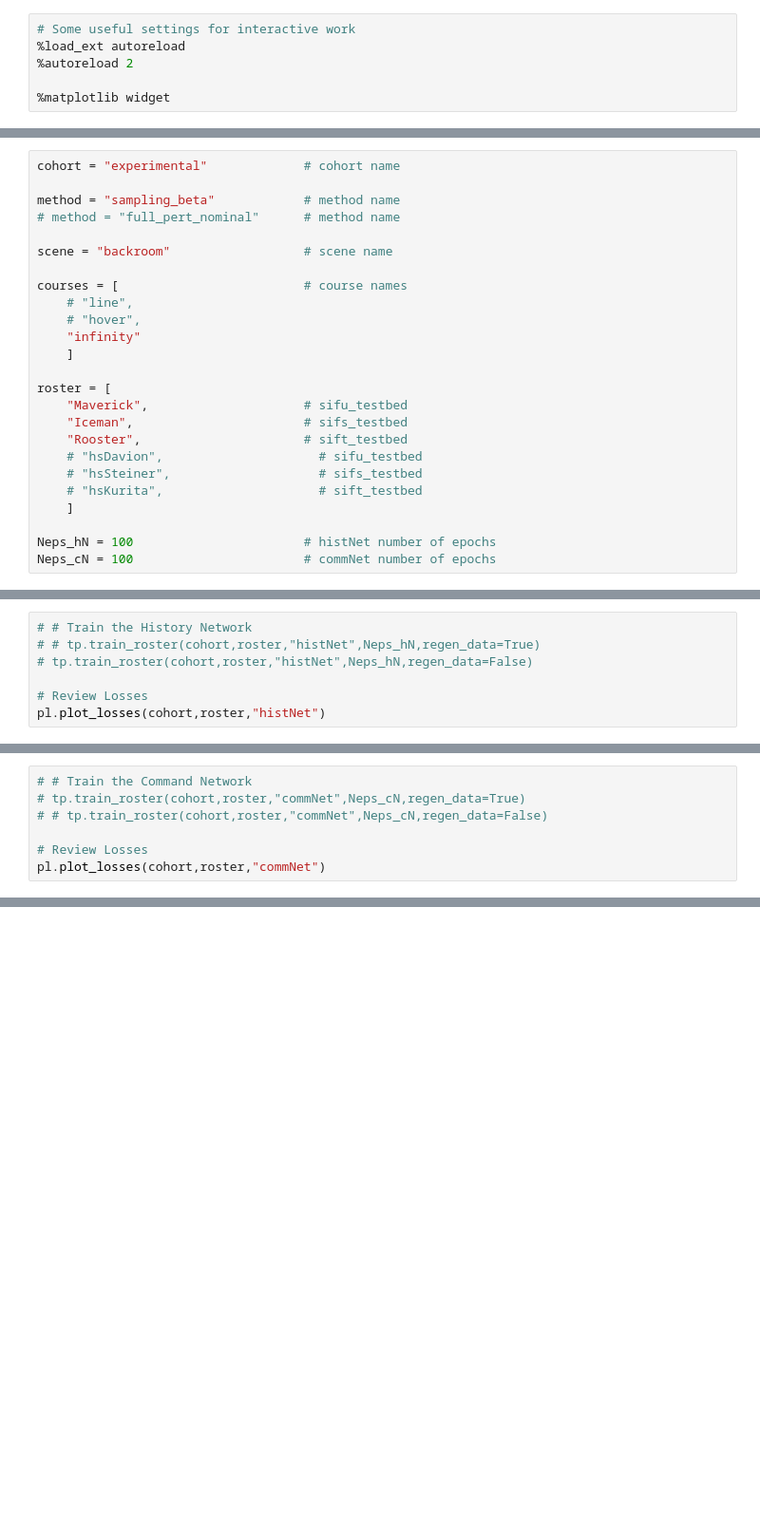
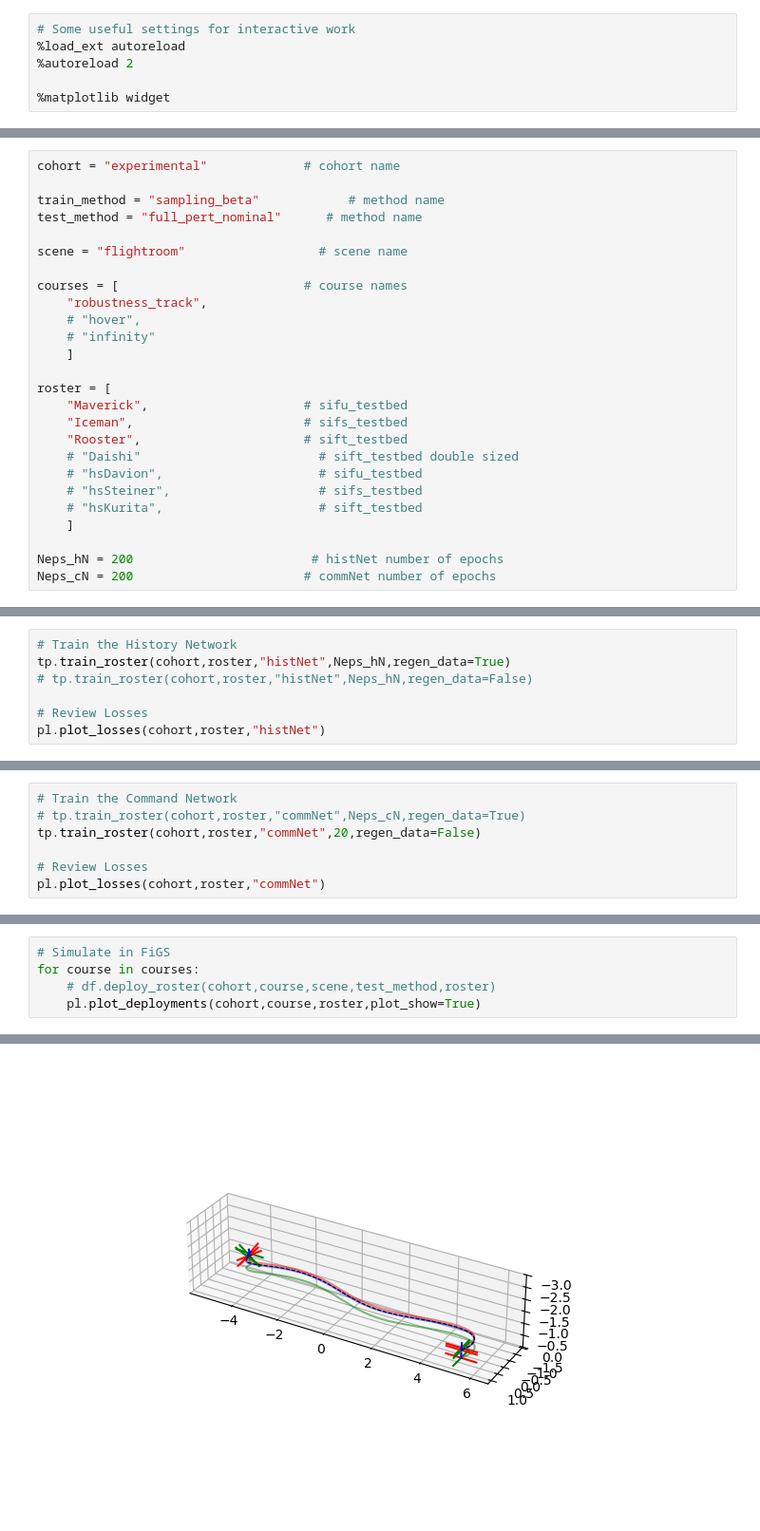
Before and after one commit to denisfliu/SousVide, a Jupyter notebook: notebooks/vit_general.ipynb, the cells around one changed output, grey strips where cells are left out. Shown at 95% size. Drawn from its saved outputs; the diff is of its cells as text; blank space fills up the shorter version.

```diff
--- a/notebooks/vit_general.ipynb
+++ b/notebooks/vit_general.ipynb
@@ -14,27 +14,28 @@ import sousvide.visualize.plot_learning as pl
 # %%
 cohort = "experimental"             # cohort name
 
-method = "sampling_beta"            # method name
-# method = "full_pert_nominal"      # method name
+train_method = "sampling_beta"            # method name
+test_method = "full_pert_nominal"      # method name
 
-scene = "backroom"                  # scene name
+scene = "flightroom"                  # scene name
 
 courses = [                         # course names
-    # "line",
+    "robustness_track",
     # "hover",
-    "infinity"
+    # "infinity"
     ]
 
 roster = [
     "Maverick",                     # sifu_testbed
     "Iceman",                       # sifs_testbed
     "Rooster",                      # sift_testbed
+    # "Daishi"                        # sift_testbed double sized
     # "hsDavion",                     # sifu_testbed
     # "hsSteiner",                    # sifs_testbed
     # "hsKurita",                     # sift_testbed
     ]
 
-Neps_hN = 100                       # histNet number of epochs
-Neps_cN = 100                       # commNet number of epochs
+Neps_hN = 200                        # histNet number of epochs
+Neps_cN = 200                       # commNet number of epochs
 # %%
 # # Generate Rollouts
@@ -53,6 +47,6 @@ infinity  (61400 dpts) [36 datasets]
 # %%
-# # Train the History Network
-# # tp.train_roster(cohort,roster,"histNet",Neps_hN,regen_data=True)
+# Train the History Network
+tp.train_roster(cohort,roster,"histNet",Neps_hN,regen_data=True)
 # tp.train_roster(cohort,roster,"histNet",Neps_hN,regen_data=False)
 
 # Review Losses
@@ -75,7 +54,7 @@ Train Loss: 0.501   | Test Loss: 0.41  | Time: 0.0h 9.0m 50.1s
 # %%
-# # Train the Command Network
+# Train the Command Network
 # tp.train_roster(cohort,roster,"commNet",Neps_cN,regen_data=True)
-# # tp.train_roster(cohort,roster,"commNet",Neps_cN,regen_data=False)
+tp.train_roster(cohort,roster,"commNet",20,regen_data=False)
 
 # Review Losses
 pl.plot_losses(cohort,roster,"commNet")
@@ -95,0 +61,6 @@ Train Loss: 0.003   | Test Loss: 0.005  | Time: 1.0h 28.0m 44.1s
+# %%
+# Simulate in FiGS
+for course in courses:
+    # df.deploy_roster(cohort,course,scene,test_method,roster)
+    pl.plot_deployments(cohort,course,roster,plot_show=True)
+# %% [output]
@@ -95,0 +68 @@ Train Loss: 0.003   | Test Loss: 0.005  | Time: 1.0h 28.0m 44.1s
+[figure, added]
```
Also changed, not shown: parts of 5 cells of this notebook, 21 other files.
